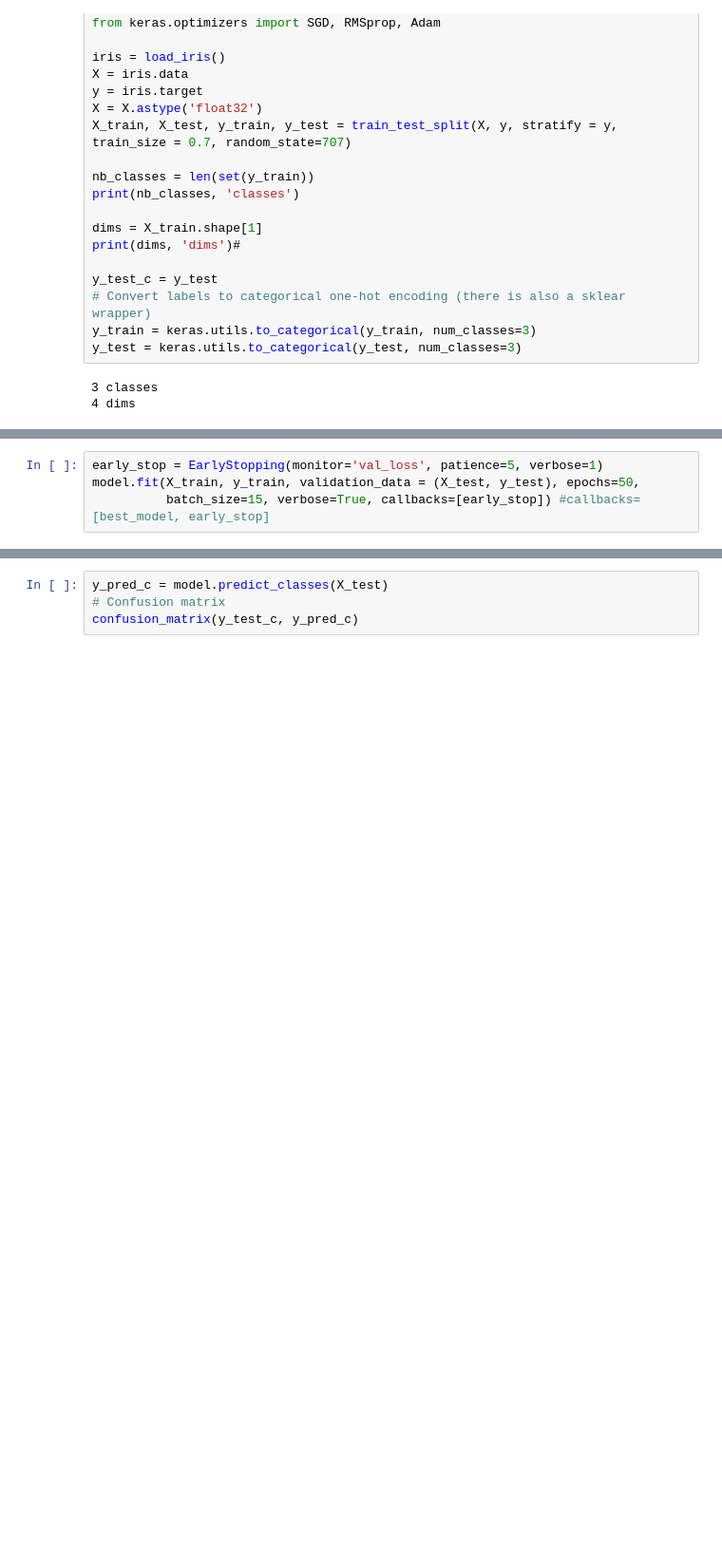
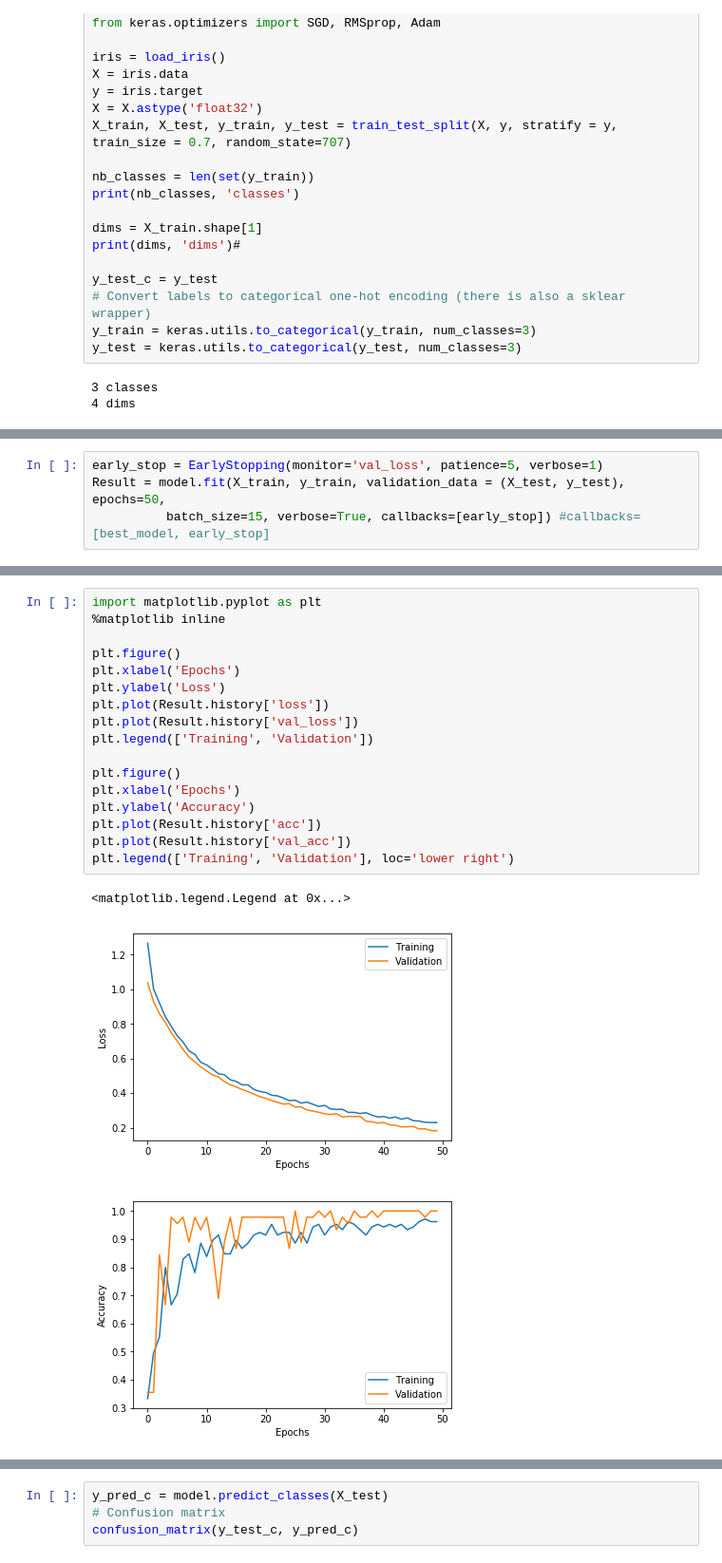
Before and after one commit to abedkhooli/ds2, a Jupyter notebook: keras.ipynb, the cells around one changed output, grey strips where cells are left out. Shown at 95% size. Saved outputs shown, nothing was run; the diff lists cells and outputs as text; blank space fills up the shorter version.

```diff
--- a/keras.ipynb
+++ b/keras.ipynb
@@ -61,7 +61,7 @@ Non-trainable params: 0
 _________________________________________________________________
 # %%
 early_stop = EarlyStopping(monitor='val_loss', patience=5, verbose=1)
-model.fit(X_train, y_train, validation_data = (X_test, y_test), epochs=50,
+Result = model.fit(X_train, y_train, validation_data = (X_test, y_test), epochs=50,
           batch_size=15, verbose=True, callbacks=[early_stop]) #callbacks=[best_model, early_stop]
 # %% [output]
 Train on 105 samples, validate on 45 samples
@@ -85,3 +84,24 @@ Epoch 50/50
+# %%
+import matplotlib.pyplot as plt
+%matplotlib inline
+
+plt.figure()
+plt.xlabel('Epochs')
+plt.ylabel('Loss')
+plt.plot(Result.history['loss'])
+plt.plot(Result.history['val_loss'])
+plt.legend(['Training', 'Validation'])
+
+plt.figure()
+plt.xlabel('Epochs')
+plt.ylabel('Accuracy')
+plt.plot(Result.history['acc'])
+plt.plot(Result.history['val_acc'])
+plt.legend(['Training', 'Validation'], loc='lower right')
+# %% [output]
+<matplotlib.legend.Legend at 0x...>
+[figure, added]
+[figure, added]
 # %%
 y_pred = model.predict(X_test)
 score = model.evaluate(X_test, y_test,verbose=1)
```
Also changed, not shown: parts of 14 cells of this notebook.
